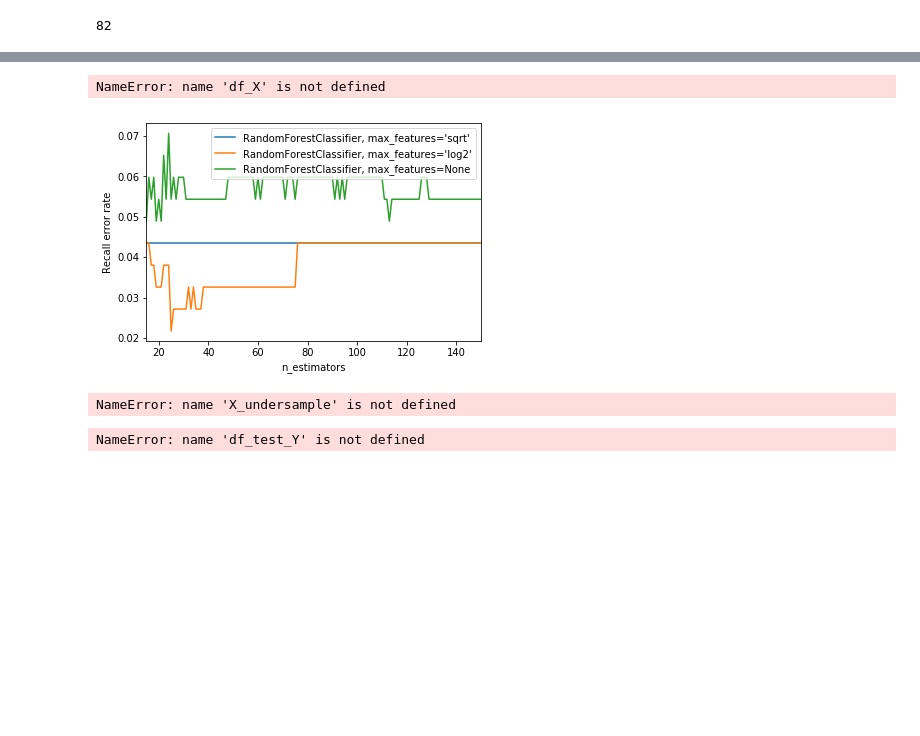
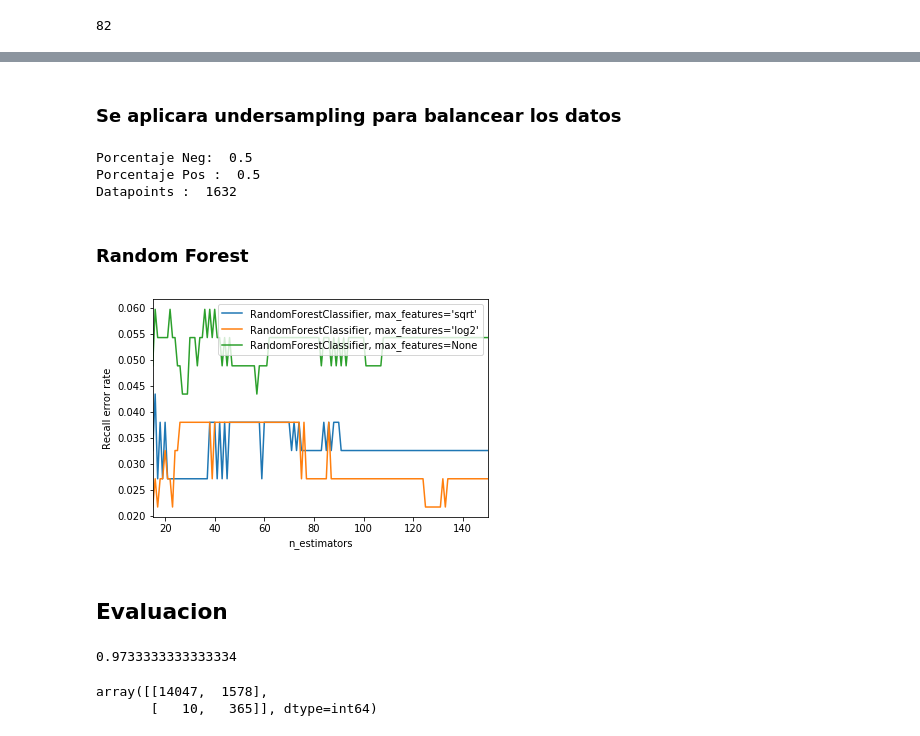
Before and after one commit to ursulacervantes/scania-trucks, a Jupyter notebook: Random Forest/Random Forest.ipynb, the cells around one changed output, grey strips where cells are left out. Cells and saved outputs as stored; diff of their text form; code cells hidden in the pictures; blank space fills up the shorter version.

```diff
--- a/Random Forest/Random Forest.ipynb
+++ b/Random Forest/Random Forest.ipynb
@@ -129,14 +142,0 @@ df_test_X= pd.DataFrame(df_test_X)
-# %%
-X_train,X_validation,Y_train,Y_validation = train_test_split(df_X,df_Y,test_size = 0.2,random_state = 0)
-DF = pd.concat([X_train,Y_train],axis = 1)
-
-print("Percentage Neg in training: " , len(Y_train[Y_train.Flag == 0])/len(Y_train))
-print("Percentage Pos in training: ", len(Y_train[Y_train.Flag == 1])/len(Y_train))
-print("Total number of datapoints in training: ", len(Y_train))
-
-
-print("Percentage Neg in Validation: " , len(Y_validation[Y_validation.Flag == 0])/len(Y_validation))
-print("Percentage Pos in Validation: ", len(Y_validation[Y_validation.Flag == 1])/len(Y_validation))
-print("Total number of datapoints in Validation: ", len(Y_validation))
-# %% [output]
-NameError: name 'df_X' is not defined
@@ -143,28 +146,32 @@ NameError: name 'df_X' is not defined
+# %% [markdown]
+### Se aplicara undersampling para balancear los datos
 # %%
 numberofrecords_pos = len(DF[DF.Flag == 1])
 pos_indices = np.array(DF[DF.Flag == 1].index)
 
-#Picking the indices of the normal class
 neg_indices = DF[DF.Flag == 0].index
 
-#out of indices selected, randomly select "x" number of records
 random_neg_indices = np.random.choice(neg_indices, numberofrecords_pos, replace = False)
 random_neg_indices =np.array(random_neg_indices)
 
-#Appending the two indices
 under_sample_indices = np.concatenate([pos_indices,random_neg_indices])
 
-#Undersample dataset
 under_sample_data = DF.loc[under_sample_indices,:]
 
 X_undersample = under_sample_data.loc[:,under_sample_data.columns != 'Flag']
 Y_undersample = under_sample_data.loc[:,under_sample_data.columns == 'Flag']
 
-print("Percentage Neg: " , len(under_sample_data[under_sample_data.Flag == 0])/len(under_sample_data))
-print("Percentage Pos : ", len(under_sample_data[under_sample_data.Flag == 1])/len(under_sample_data))
-print("Total number of datapoints : ", len(under_sample_data))
+print("Porcentaje Neg: " , len(under_sample_data[under_sample_data.Flag == 0])/len(under_sample_data))
+print("Porcentaje Pos : ", len(under_sample_data[under_sample_data.Flag == 1])/len(under_sample_data))
+print("Datapoints : ", len(under_sample_data))
+# %% [output]
+Porcentaje Neg:  0.5
+Porcentaje Pos :  0.5
+Datapoints :  1632
+# %% [markdown]
+### Random Forest
 # %%
-RANDOM_STATE = 123
+RANDOM_STATE = 120
 
 import warnings
 warnings.filterwarnings("ignore")
@@ -181,38 +188,36 @@ ensemble_clfs = [
         RandomForestClassifier(warm_start=True, max_features=None,
                                oob_score=True,
                                random_state=RANDOM_STATE))
 ]
 
-# Map a classifier name to a list of (<n_estimators>, <error rate>) pairs.
 error_rate = OrderedDict((label, []) for label, _ in ensemble_clfs)
 
-# Range of `n_estimators` values to explore.
 min_estimators = 15
 max_estimators = 150
 
 for label, clf in ensemble_clfs:
     for i in range(min_estimators, max_estimators + 1):
         clf.set_params(n_estimators=i)
         clf.fit(X_undersample, Y_undersample)
 
-        # Record the OOB error for each `n_estimators=i` setting.
         y_pred = clf.predict(X_validation)
         recall = recall_score(Y_validation,y_pred)
         error = 1 - recall
         error_rate[label].append((i, error))
 
-# Generate the "OOB error rate" vs. "n_estimators" plot.
 for label, clf_err in error_rate.items():
     xs, ys = zip(*clf_err)
     plt.plot(xs, ys, label=label)
 
 plt.xlim(min_estimators, max_estimators)
 plt.xlabel("n_estimators")
 plt.ylabel("Recall error rate")
 plt.legend(loc="upper right")
 plt.show()
 # %% [output]
-[figure, old version]
+[figure, new version]
+# %% [markdown]
+## Evaluacion
 # %%
 clf = RandomForestClassifier(n_estimators=25,max_features= 'log2',oob_score =True)
 
@@ -223,8 +228,9 @@ clf.oob_score_
 y_pred = clf.predict(df_test_X)
 recall_score(df_test_Y,y_pred)
 # %% [output]
-NameError: name 'X_undersample' is not defined
+0.9733333333333334
 # %%
 confusion_matrix(df_test_Y,y_pred)
 # %% [output]
-NameError: name 'df_test_Y' is not defined
+array([[14047,  1578],
+       [   10,   365]], dtype=int64)
```
Also changed, not shown: parts of 11 cells of this notebook.
